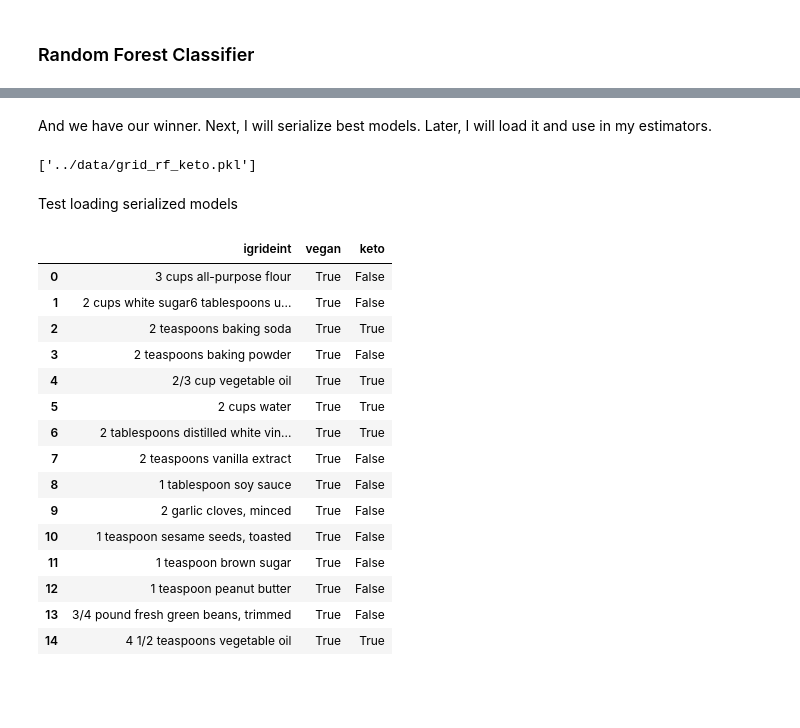
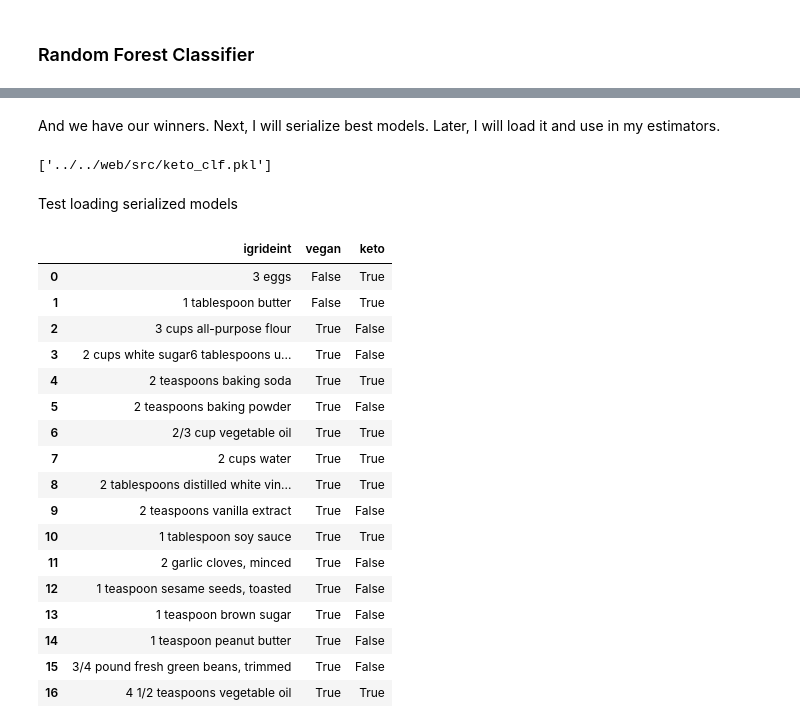
Before and after one commit to smnsht/search_by_ingredients, a Jupyter notebook: nb/src/06_TfidfVectorizer.ipynb, the cells around one changed output, grey strips where cells are left out. Saved outputs shown, nothing was run; the diff lists cells and outputs as text; code cells hidden in the pictures; blank space fills up the shorter version.

```diff
--- a/nb/src/06_TfidfVectorizer.ipynb
+++ b/nb/src/06_TfidfVectorizer.ipynb
@@ -211,65 +211,73 @@ Accuracy score for keto/rf: 0.81
 # %% [markdown]
-And we have our winner.
+And we have our winners.
 Next, I will serialize best models. Later, I will load it and use in my estimators.
 # %%
 import joblib
 
-# Save the best models from your grid search
-joblib.dump(grid_rf_vegan.best_estimator_, '../data/grid_rf_vegan.pkl')
-joblib.dump(grid_rf_keto.best_estimator_, '../data/grid_rf_keto.pkl')
+# Save the best model from RandomForestClassifier
+
+joblib.dump(rf_vegan_clf, './vegan_clf.pkl')
+joblib.dump(rf_vegan_clf, '../../web/src/vegan_clf.pkl')
+
+joblib.dump(rf_keto_clf, './keto_clf.pkl')
+joblib.dump(rf_keto_clf, '../../web/src/keto_clf.pkl')
 # %% [output]
-['../data/grid_rf_keto.pkl']
+['../../web/src/keto_clf.pkl']
 # %% [markdown]
 Test loading serialized models
 # %%
 # Load the serialized models
-loaded_rf_vegan = joblib.load('../data/grid_rf_vegan.pkl')
-loaded_rf_keto = joblib.load('../data/grid_rf_keto.pkl')
+loaded_rf_vegan = joblib.load('./vegan_clf.pkl')
+loaded_rf_keto = joblib.load('./keto_clf.pkl')
 
 
 X_loaded_test = [
+    '3 eggs',
+    '1 tablespoon butter',
     '3 cups all-purpose flour',
     '2 cups white sugar'
     '6 tablespoons unsweetened cocoa powder',
     '2 teaspoons baking soda',
     '2 teaspoons baking powder',
     '2/3 cup vegetable oil',
     '2 cups water',
     '2 tablespoons distilled white vinegar',
     '2 teaspoons vanilla extract',
     '1 tablespoon soy sauce' ,
     '2 garlic cloves, minced',
     '1 teaspoon sesame seeds, toasted' ,
     '1 teaspoon brown sugar',
     '1 teaspoon peanut butter' ,
     '3/4 pound fresh green beans, trimmed',
     '4 1/2 teaspoons vegetable oil',
  ]
 
 
 y_vegan_pred = loaded_rf_vegan.predict(X_loaded_test)
 y_keto_pred = loaded_rf_keto.predict(X_loaded_test)
 
 df = pd.DataFrame({
     'igrideint': X_loaded_test,
     'vegan': y_vegan_pred,
     'keto': y_keto_pred
 })
 df
 # %% [output]
 |  | igrideint | vegan | keto |
-| 0 | 3 cups all-purpose flour | True | False |
-| 1 | 2 cups white sugar6 tablespoons u... | True | False |
-| 2 | 2 teaspoons baking soda | True | True |
-| 3 | 2 teaspoons baking powder | True | False |
-| 4 | 2/3 cup vegetable oil | True | True |
-| 5 | 2 cups water | True | True |
-| 6 | 2 tablespoons distilled white vin... | True | True |
-| 7 | 2 teaspoons vanilla extract | True | False |
-| 8 | 1 tablespoon soy sauce | True | False |
-| 9 | 2 garlic cloves, minced | True | False |
-| 10 | 1 teaspoon sesame seeds, toasted | True | False |
-| 11 | 1 teaspoon brown sugar | True | False |
-| 12 | 1 teaspoon peanut butter | True | False |
-| 13 | 3/4 pound fresh green beans, trimmed | True | False |
-| 14 | 4 1/2 teaspoons vegetable oil | True | True |
+| 0 | 3 eggs | False | True |
+| 1 | 1 tablespoon butter | False | True |
+| 2 | 3 cups all-purpose flour | True | False |
+| 3 | 2 cups white sugar6 tablespoons u... | True | False |
+| 4 | 2 teaspoons baking soda | True | True |
+| 5 | 2 teaspoons baking powder | True | False |
+| 6 | 2/3 cup vegetable oil | True | True |
+| 7 | 2 cups water | True | True |
+| 8 | 2 tablespoons distilled white vin... | True | True |
+| 9 | 2 teaspoons vanilla extract | True | False |
+| 10 | 1 tablespoon soy sauce | True | True |
+| 11 | 2 garlic cloves, minced | True | False |
+| 12 | 1 teaspoon sesame seeds, toasted | True | False |
+| 13 | 1 teaspoon brown sugar | True | False |
+| 14 | 1 teaspoon peanut butter | True | False |
+| 15 | 3/4 pound fresh green beans, trimmed | True | False |
+| 16 | 4 1/2 teaspoons vegetable oil | True | True |
```
Also changed, not shown: parts of 6 cells of this notebook, 19 other files.
